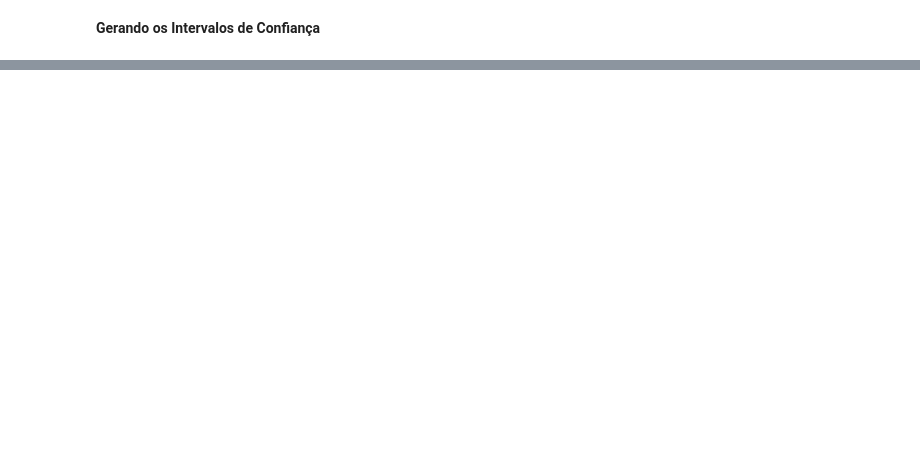
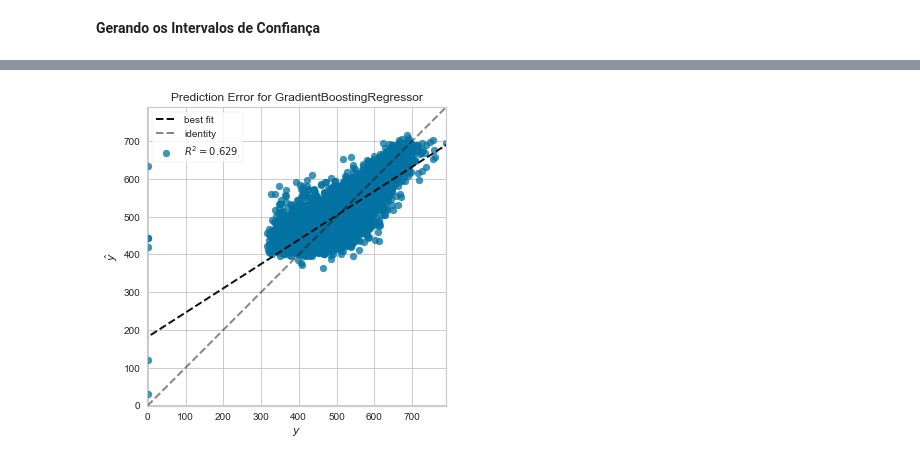
Before and after one commit to DaviReisVieira/Projeto-2-CDados, a Jupyter notebook: Análise Exploratória e Modelo.ipynb, the cells around one changed output, grey strips where cells are left out. Cells and saved outputs as stored; diff of their text form; code cells hidden in the pictures; blank space fills up the shorter version.

Commit message:
Modelo GBR finalizado. Falta comentar sobre

```diff
--- a/Análise Exploratória e Modelo.ipynb
+++ b/Análise Exploratória e Modelo.ipynb
@@ -1257,0 +1387,4 @@ plot_model(gbr, 'feature')
+# %%
+plot_model(gbr, plot='error')
+# %% [output]
+[figure, added]
```
Also changed, not shown: parts of 36 cells of this notebook, 6 other files.
